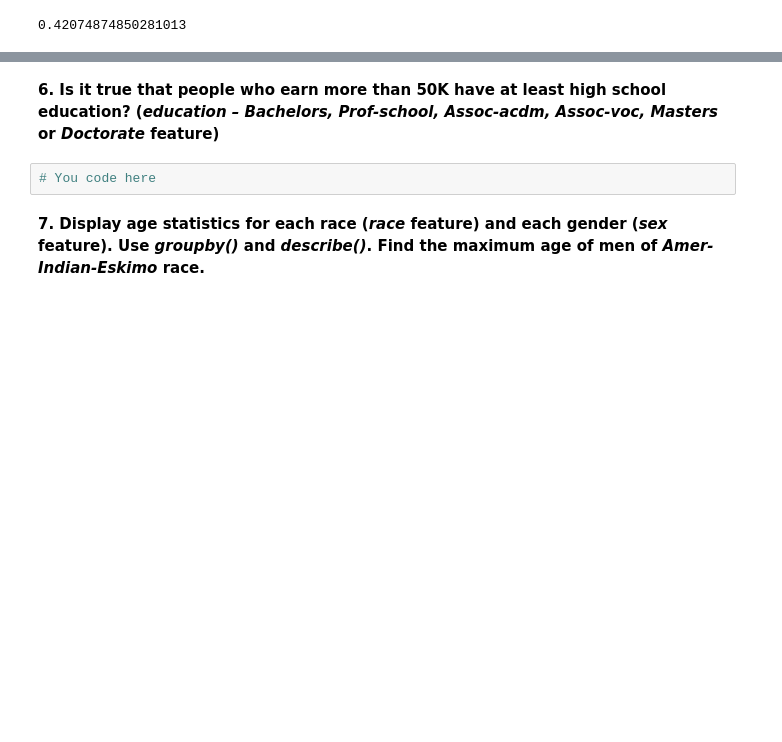
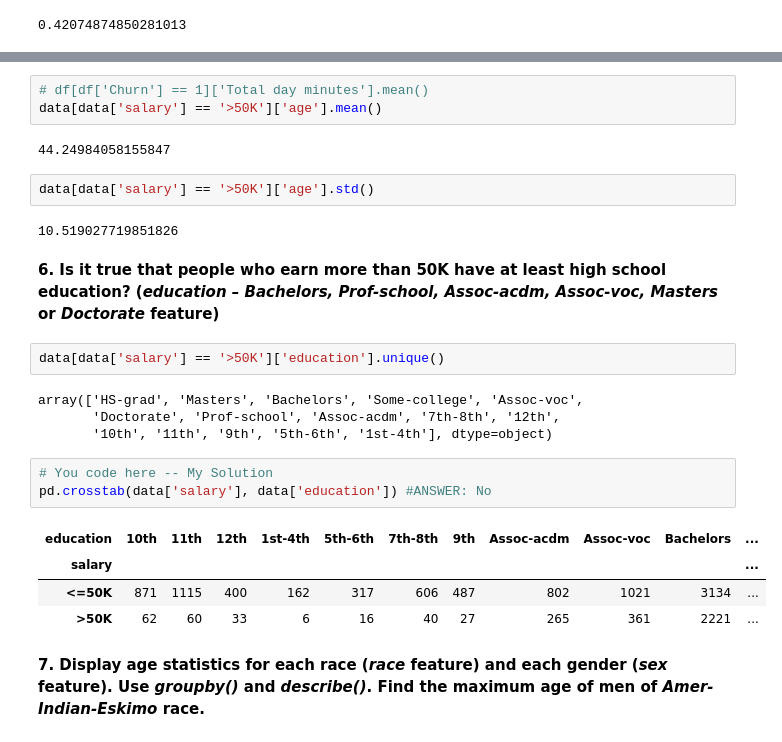
Before and after one commit to rscheiwe/open-data, a Jupyter notebook: jupyter_english/assignments_demo/assignment01_pandas_uci_adult.ipynb, the cells around one changed output, grey strips where cells are left out. Cells and saved outputs as stored; diff of their text form; blank space fills up the shorter version.

```diff
--- a/jupyter_english/assignments_demo/assignment01_pandas_uci_adult.ipynb
+++ b/jupyter_english/assignments_demo/assignment01_pandas_uci_adult.ipynb
@@ -86,7 +92,28 @@ data.shape[0]
+# %%
+# df[df['Churn'] == 1]['Total day minutes'].mean()
+data[data['salary'] == '>50K']['age'].mean()
+# %% [output]
+44.24984058155847
+# %%
+data[data['salary'] == '>50K']['age'].std()
+# %% [output]
+10.519027719851826
 # %% [markdown]
 **6. Is it true that people who earn more than 50K have at least high school education? (*education – Bachelors, Prof-school, Assoc-acdm, Assoc-voc, Masters* or *Doctorate* feature)**
-# %%
-# You code here
+# %%
+data[data['salary'] == '>50K']['education'].unique()
+# %% [output]
+array(['HS-grad', 'Masters', 'Bachelors', 'Some-college', 'Assoc-voc',
+       'Doctorate', 'Prof-school', 'Assoc-acdm', '7th-8th', '12th',
+       '10th', '11th', '9th', '5th-6th', '1st-4th'], dtype=object)
+# %%
+# You code here -- My Solution
+pd.crosstab(data['salary'], data['education']) #ANSWER: No
+# %% [output]
+| education | 10th | 11th | 12th | 1st-4th | 5th-6th | 7th-8th | 9th | Assoc-acdm | Assoc-voc | Bachelors | ... |
+| salary |  |  |  |  |  |  |  |  |  |  | ... |
+| <=50K | 871 | 1115 | 400 | 162 | 317 | 606 | 487 | 802 | 1021 | 3134 | ... |
+| >50K | 62 | 60 | 33 | 6 | 16 | 40 | 27 | 265 | 361 | 2221 | ... |
 # %% [markdown]
 **7. Display age statistics for each race (*race* feature) and each gender (*sex* feature). Use *groupby()* and *describe()*. Find the maximum age of men of *Amer-Indian-Eskimo* race.**
 # %%
```
Also changed, not shown: parts of 4 cells of this notebook, 4 other files.
